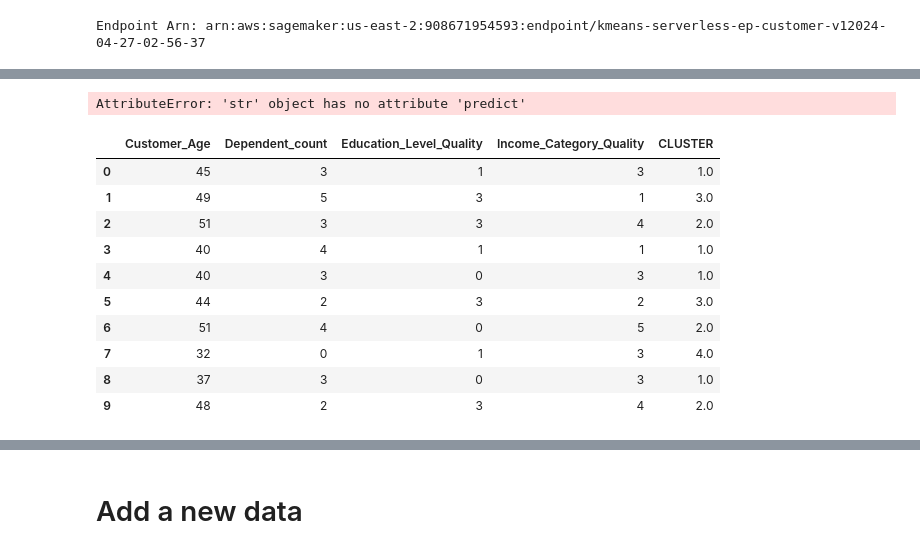
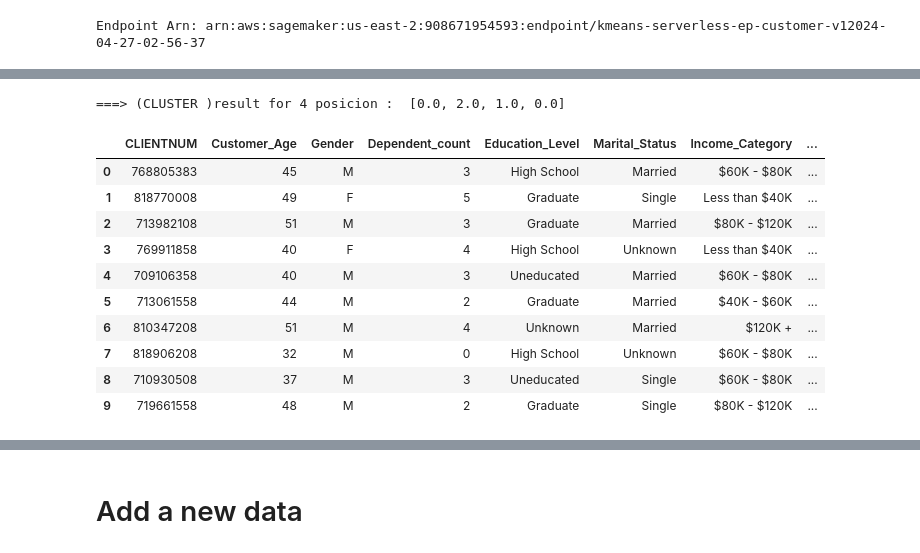
Before and after one commit to eliezerraj/sagemaker-customer-classification, a Jupyter notebook: 02-build-model.ipynb, the cells around one changed output, grey strips where cells are left out. Saved outputs shown, nothing was run; the diff lists cells and outputs as text; code cells hidden in the pictures.

Commit message:
fix minor errors

```diff
--- a/02-build-model.ipynb
+++ b/02-build-model.ipynb
@@ -186,0 +176,3 @@ Endpoint Arn: arn:aws:sagemaker:us-east-2:908671954593:endpoint/kmeans-serverles
+# %%
+# EC2 endpoint
+kmeans_predictor = kmeans.deploy(initial_instance_count=1, instance_type="ml.m4.xlarge")
@@ -186,0 +186,3 @@ Endpoint Arn: arn:aws:sagemaker:us-east-2:908671954593:endpoint/kmeans-serverles
+# %%
+# Install model
+kmeans_predictor.serializer = sagemaker.serializers.CSVSerializer()
@@ -187,5 +202,8 @@ Endpoint Arn: arn:aws:sagemaker:us-east-2:908671954593:endpoint/kmeans-serverles
 # %%
-result = endpoint_name.predict(dt_data_scaled)
+result = kmeans_predictor.predict(df_data_scaled)
+
 clusters = [r.label["closest_cluster"].float32_tensor.values[0] for r in result]
+
+print("===> (CLUSTER )result for 4 posicion : ", clusters[0:4])
 # %% [output]
-AttributeError: 'str' object has no attribute 'predict'
+===> (CLUSTER )result for 4 posicion :  [0.0, 2.0, 1.0, 0.0]
@@ -195,19 +210,21 @@ df_data_raw = pd.read_csv(train_data_file)
-# %%
-df_result_final = df_data_raw[['Customer_Age',
-                               'Dependent_count',
-                               'Education_Level_Quality',
-                               'Income_Category_Quality']]
-df_result_final["CLUSTER"] = clusters
-df_result_final.head(10)
-# %% [output]
-|  | Customer_Age | Dependent_count | Education_Level_Quality | Income_Category_Quality | CLUSTER |
-| 0 | 45 | 3 | 1 | 3 | 1.0 |
-| 1 | 49 | 5 | 3 | 1 | 3.0 |
-| 2 | 51 | 3 | 3 | 4 | 2.0 |
-| 3 | 40 | 4 | 1 | 1 | 1.0 |
-| 4 | 40 | 3 | 0 | 3 | 1.0 |
-| 5 | 44 | 2 | 3 | 2 | 3.0 |
-| 6 | 51 | 4 | 0 | 5 | 2.0 |
-| 7 | 32 | 0 | 1 | 3 | 4.0 |
-| 8 | 37 | 3 | 0 | 3 | 1.0 |
-| 9 | 48 | 2 | 3 | 4 | 2.0 |
+# %%
+dataset_name = 'customer_profile.csv'
+dataset_location = 's3://{}/customer/{}'.format(bucket_name, dataset_name)
+dataset_location
+
+df_inference = pd.read_csv(dataset_location)
+# %%
+df_inference["CLUSTER"] = clusters
+df_inference.head(10)
+# %% [output]
+|  | CLIENTNUM | Customer_Age | Gender | Dependent_count | Education_Level | Marital_Status | Income_Category | ... |
+| 0 | 768805383 | 45 | M | 3 | High School | Married | $60K - $80K | ... |
+| 1 | 818770008 | 49 | F | 5 | Graduate | Single | Less than $40K | ... |
+| 2 | 713982108 | 51 | M | 3 | Graduate | Married | $80K - $120K | ... |
+| 3 | 769911858 | 40 | F | 4 | High School | Unknown | Less than $40K | ... |
+| 4 | 709106358 | 40 | M | 3 | Uneducated | Married | $60K - $80K | ... |
+| 5 | 713061558 | 44 | M | 2 | Graduate | Married | $40K - $60K | ... |
+| 6 | 810347208 | 51 | M | 4 | Unknown | Married | $120K + | ... |
+| 7 | 818906208 | 32 | M | 0 | High School | Unknown | $60K - $80K | ... |
+| 8 | 710930508 | 37 | M | 3 | Uneducated | Single | $60K - $80K | ... |
+| 9 | 719661558 | 48 | M | 2 | Graduate | Single | $80K - $120K | ... |
```
Also changed, not shown: parts of 16 cells of this notebook, 7 other files.
